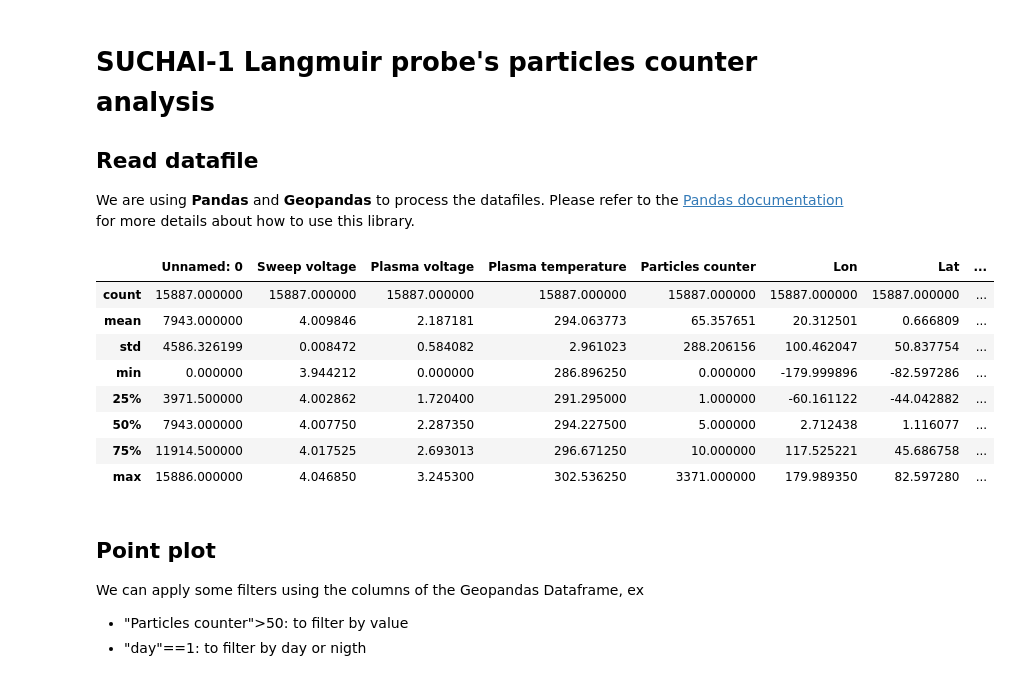
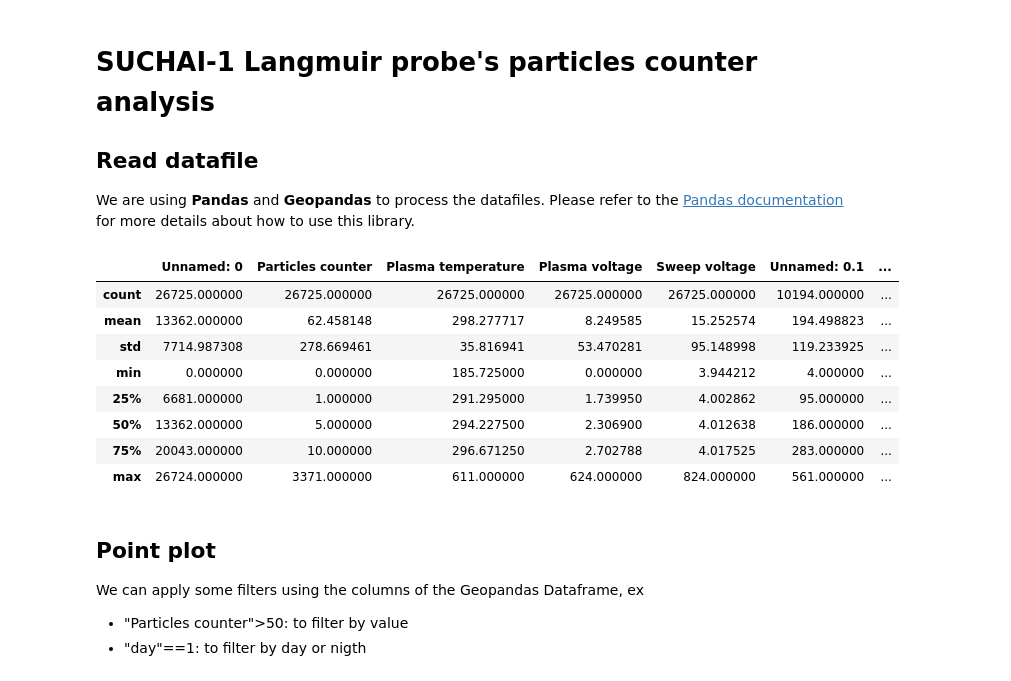
Before and after one commit to spel-uchile/langmuir_parser, a Jupyter notebook: notebooks/langmuir-2.ipynb, the cells around one changed output. Cells and saved outputs as stored; diff of their text form; code cells hidden in the pictures.

```diff
--- a/notebooks/langmuir-2.ipynb
+++ b/notebooks/langmuir-2.ipynb
@@ -121,29 +129,32 @@ def ggridify_map(gdf, vmin=None, vmax=None, title="", variable="Particles counte
 We are using **Pandas** and **Geopandas** to process the datafiles. Please refer to the [Pandas documentation](http://pandas.pydata.org/pandas-docs/stable/10min.html) for more details about how to use this library.
 # %%
 # Read datafile
-df = pd.read_csv("../langmuir-2018.csv", delimiter='\t')
+df = pd.read_csv("../langmuir-2018-2.csv", delimiter='\t')
 
 # Set datetime as index
 df["time"] = pd.DatetimeIndex(df.time)
 df.set_index("time", inplace=True)
 #df.describe()
 
 # Convert to GeoPandas using Lon and Lat columns
 gdf = df.assign(Coord=list(zip(df.Lon, df.Lat)))
 gdf.loc[:,"Coord"] = gdf["Coord"].apply(Point)
 gdf = gpd.GeoDataFrame(gdf, geometry='Coord')
 
+vmin = gdf["Particles counter"].min()
+vmax = gdf["Particles counter"].max()
+
 gdf.describe()
 # %% [output]
-|  | Unnamed: 0 | Sweep voltage | Plasma voltage | Plasma temperature | Particles counter | Lon | Lat | ... |
-| count | 15887.000000 | 15887.000000 | 15887.000000 | 15887.000000 | 15887.000000 | 15887.000000 | 15887.000000 | ... |
-| mean | 7943.000000 | 4.009846 | 2.187181 | 294.063773 | 65.357651 | 20.312501 | 0.666809 | ... |
-| std | 4586.326199 | 0.008472 | 0.584082 | 2.961023 | 288.206156 | 100.462047 | 50.837754 | ... |
-| min | 0.000000 | 3.944212 | 0.000000 | 286.896250 | 0.000000 | -179.999896 | -82.597286 | ... |
-| 25% | 3971.500000 | 4.002862 | 1.720400 | 291.295000 | 1.000000 | -60.161122 | -44.042882 | ... |
-| 50% | 7943.000000 | 4.007750 | 2.287350 | 294.227500 | 5.000000 | 2.712438 | 1.116077 | ... |
-| 75% | 11914.500000 | 4.017525 | 2.693013 | 296.671250 | 10.000000 | 117.525221 | 45.686758 | ... |
-| max | 15886.000000 | 4.046850 | 3.245300 | 302.536250 | 3371.000000 | 179.989350 | 82.597280 | ... |
+|  | Unnamed: 0 | Particles counter | Plasma temperature | Plasma voltage | Sweep voltage | Unnamed: 0.1 | ... |
+| count | 26725.000000 | 26725.000000 | 26725.000000 | 26725.000000 | 26725.000000 | 10194.000000 | ... |
+| mean | 13362.000000 | 62.458148 | 298.277717 | 8.249585 | 15.252574 | 194.498823 | ... |
+| std | 7714.987308 | 278.669461 | 35.816941 | 53.470281 | 95.148998 | 119.233925 | ... |
+| min | 0.000000 | 0.000000 | 185.725000 | 0.000000 | 3.944212 | 4.000000 | ... |
+| 25% | 6681.000000 | 1.000000 | 291.295000 | 1.739950 | 4.002862 | 95.000000 | ... |
+| 50% | 13362.000000 | 5.000000 | 294.227500 | 2.306900 | 4.012638 | 186.000000 | ... |
+| 75% | 20043.000000 | 10.000000 | 296.671250 | 2.702788 | 4.017525 | 283.000000 | ... |
+| max | 26724.000000 | 3371.000000 | 611.000000 | 624.000000 | 824.000000 | 561.000000 | ... |
 # %% [markdown]
 ## Point plot
 We can apply some filters using the columns of the Geopandas Dataframe, ex
```
Also changed, not shown: parts of 14 cells of this notebook.
